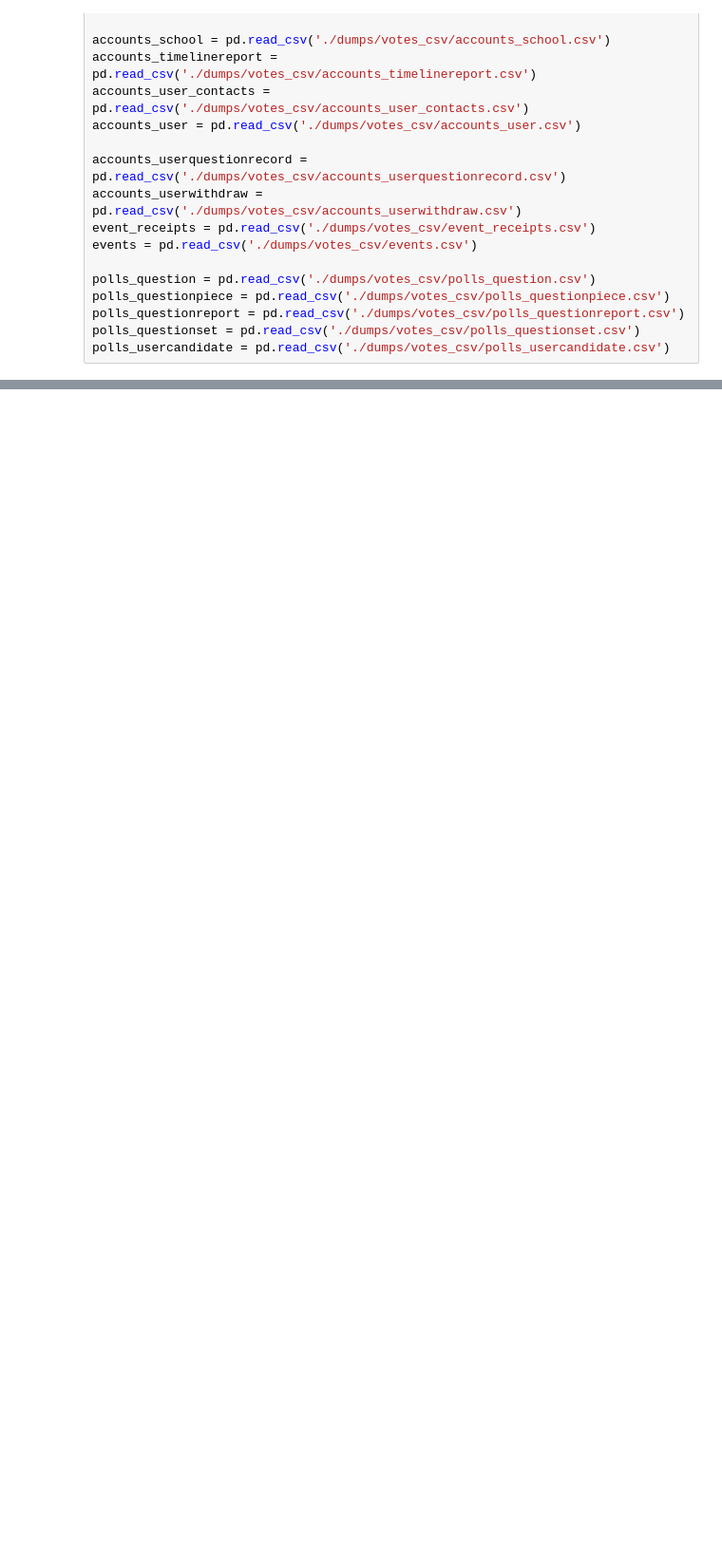
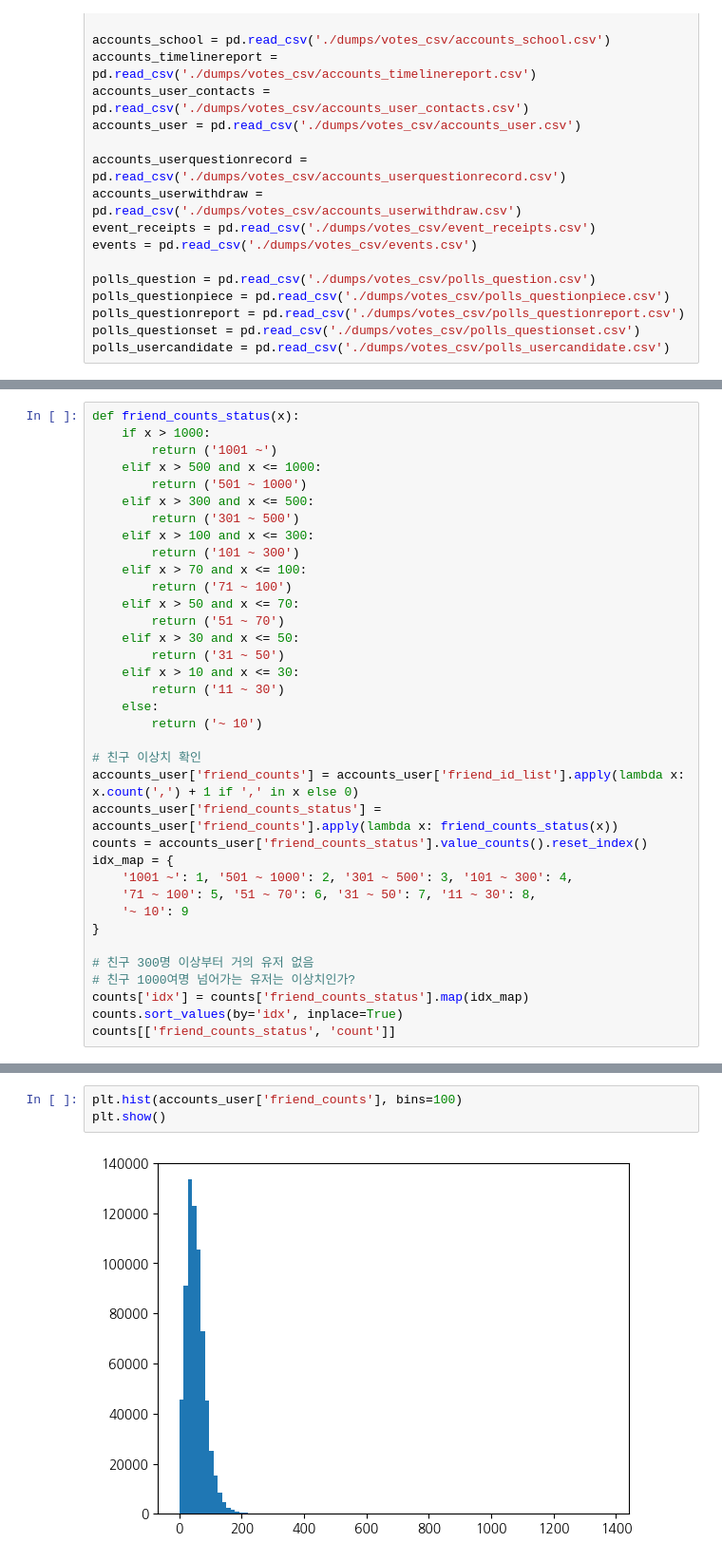
Before and after one commit to EtheriumArchive/Codeit_project, a Jupyter notebook: eda_eunsu_v3.ipynb, the cells around one changed output, grey strips where cells are left out. Shown at 95% size. Saved outputs shown, nothing was run; the diff lists cells and outputs as text; blank space fills up the shorter version.

```diff
--- a/eda_eunsu_v3.ipynb
+++ b/eda_eunsu_v3.ipynb
@@ -911,0 +1257,36 @@ polls_usercandidate = pd.read_csv('./dumps/votes_csv/polls_usercandidate.csv')
+# %%
+def friend_counts_status(x):
+    if x > 1000:
+        return ('1001 ~')
+    elif x > 500 and x <= 1000:
+        return ('501 ~ 1000')
+    elif x > 300 and x <= 500:
+        return ('301 ~ 500')
+    elif x > 100 and x <= 300:
+        return ('101 ~ 300')
+    elif x > 70 and x <= 100:
+        return ('71 ~ 100')
+    elif x > 50 and x <= 70:
+        return ('51 ~ 70')
+    elif x > 30 and x <= 50:
+        return ('31 ~ 50')
+    elif x > 10 and x <= 30:
+        return ('11 ~ 30')
+    else:
+        return ('~ 10')
+
+# 친구 이상치 확인
+accounts_user['friend_counts'] = accounts_user['friend_id_list'].apply(lambda x: x.count(',') + 1 if ',' in x else 0)
+accounts_user['friend_counts_status'] = accounts_user['friend_counts'].apply(lambda x: friend_counts_status(x))
+counts = accounts_user['friend_counts_status'].value_counts().reset_index()
+idx_map = {
+    '1001 ~': 1, '501 ~ 1000': 2, '301 ~ 500': 3, '101 ~ 300': 4,
+    '71 ~ 100': 5, '51 ~ 70': 6, '31 ~ 50': 7, '11 ~ 30': 8,
+    '~ 10': 9
+}
+
+# 친구 300명 이상부터 거의 유저 없음
+# 친구 1000여명 넘어가는 유저는 이상치인가?
+counts['idx'] = counts['friend_counts_status'].map(idx_map)
+counts.sort_values(by='idx', inplace=True)
+counts[['friend_counts_status', 'count']]
@@ -911,0 +1304,5 @@ polls_usercandidate = pd.read_csv('./dumps/votes_csv/polls_usercandidate.csv')
+# %%
+plt.hist(accounts_user['friend_counts'], bins=100)
+plt.show()
+# %% [output]
+[figure, added]
```
Also changed, not shown: parts of 64 cells of this notebook.
